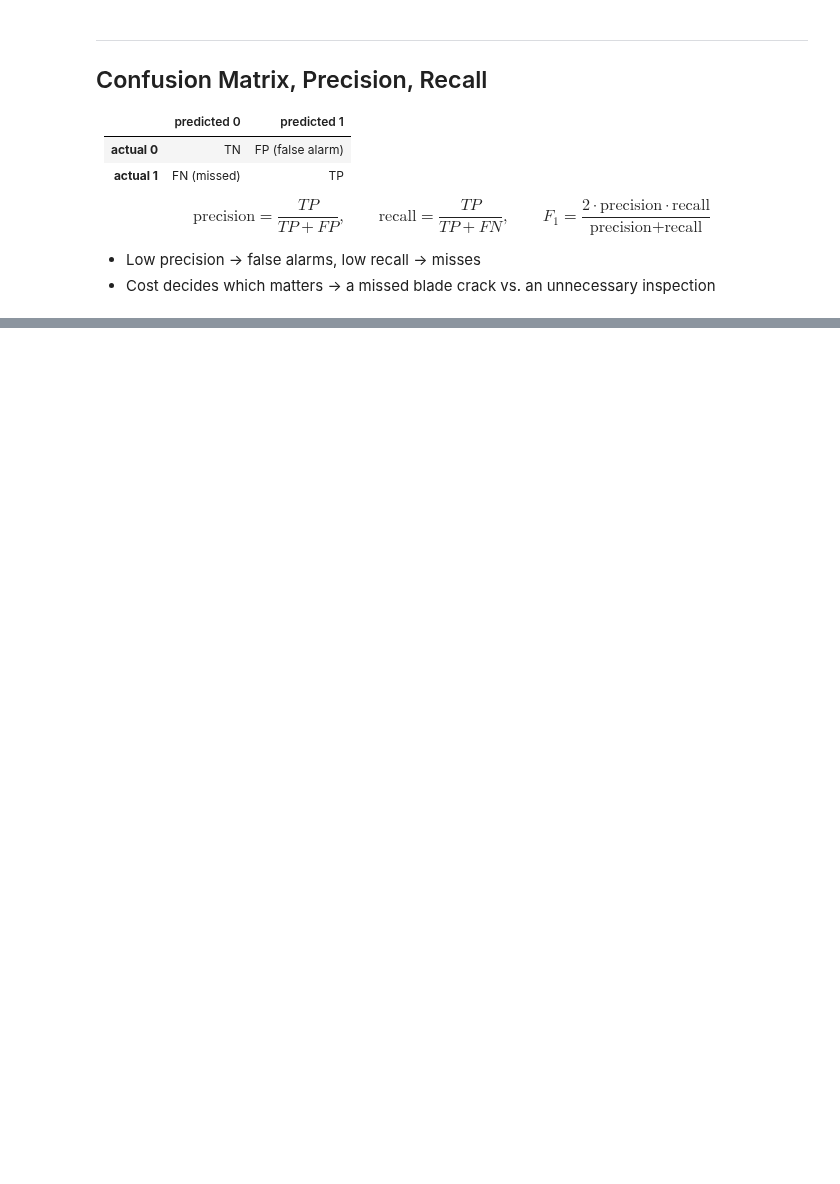
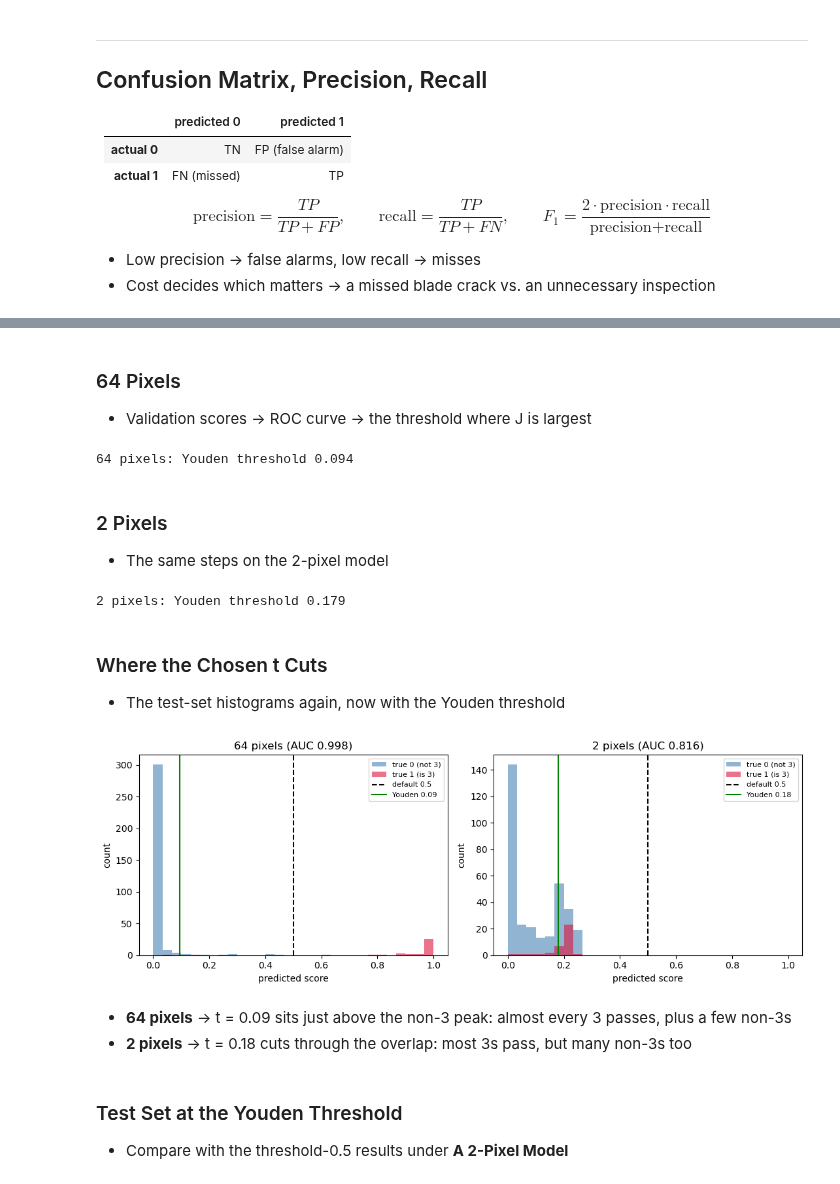
Before and after one commit to jongmoonha/Ajou_ME_AI_Undergraduate, a Jupyter notebook: Practice04_ML_General_Tips.ipynb, the cells around one changed output, grey strips where cells are left out. Drawn from its saved outputs; the diff is of its cells as text; code cells hidden in the pictures; blank space fills up the shorter version.

```diff
--- a/Practice04_ML_General_Tips.ipynb
+++ b/Practice04_ML_General_Tips.ipynb
@@ -512,0 +266,62 @@ display(pd.DataFrame(rows).round(1))
+# %% [markdown]
+### 64 Pixels
+
+- Validation scores → ROC curve → the threshold where J is largest
+# %%
+score_val = model.predict_proba(X_val)[:, 1]
+fpr_val, tpr_val, thresholds_val = roc_curve(y_val, score_val)
+
+youden_j = tpr_val - fpr_val    # J at every threshold
+youden_threshold = thresholds_val[np.argmax(youden_j)]
+print(f'64 pixels: Youden threshold {youden_threshold:.3f}')
+# %% [output]
+64 pixels: Youden threshold 0.094
+# %% [markdown]
+### 2 Pixels
+
+- The same steps on the 2-pixel model
+# %%
+score_val_2px = model_2px.predict_proba(X_val[:, two_pixels])[:, 1]
+fpr_val_2px, tpr_val_2px, thresholds_val_2px = roc_curve(y_val, score_val_2px)
+
+youden_j_2px = tpr_val_2px - fpr_val_2px
+youden_threshold_2px = thresholds_val_2px[np.argmax(youden_j_2px)]
+print(f'2 pixels: Youden threshold {youden_threshold_2px:.3f}')
+# %% [output]
+2 pixels: Youden threshold 0.179
+# %% [markdown]
+### Where the Chosen t Cuts
+
+- The test-set histograms again, now with the Youden threshold
+# %%
+fig, axes = plt.subplots(1, 2, figsize=(11, 4))
+bins = np.linspace(0, 1, 31)
+
+axes[0].hist(score[y_test == 0], bins=bins, alpha=0.6, color='steelblue', label='true 0 (not 3)')
+axes[0].hist(score[y_test == 1], bins=bins, alpha=0.6, color='crimson', label='true 1 (is 3)')
+axes[0].axvline(0.5, color='k', linestyle='--', linewidth=1.5, label='default 0.5')
+axes[0].axvline(youden_threshold, color='green', linestyle='-', linewidth=1.5, label=f'Youden {youden_threshold:.2f}')
+axes[0].set_title(f'64 pixels (AUC {auc:.3f})')
+
+axes[1].hist(score_2px[y_test == 0], bins=bins, alpha=0.6, color='steelblue', label='true 0 (not 3)')
+axes[1].hist(score_2px[y_test == 1], bins=bins, alpha=0.6, color='crimson', label='true 1 (is 3)')
+axes[1].axvline(0.5, color='k', linestyle='--', linewidth=1.5, label='default 0.5')
+axes[1].axvline(youden_threshold_2px, color='green', linestyle='-', linewidth=1.5, label=f'Youden {youden_threshold_2px:.2f}')
+axes[1].set_title(f'2 pixels (AUC {auc_2px:.3f})')
+
+for ax in axes:
+    ax.set_xlabel('predicted score')
+    ax.set_ylabel('count')
+    ax.legend(fontsize=8)
+
+plt.tight_layout()
+plt.show()
+# %% [output]
+[figure, added]
+# %% [markdown]
+- **64 pixels** → t = 0.09 sits just above the non-3 peak: almost every 3 passes, plus a few non-3s
+- **2 pixels** → t = 0.18 cuts through the overlap: most 3s pass, but many non-3s too
+# %% [markdown]
+### Test Set at the Youden Threshold
+
+- Compare with the threshold-0.5 results under **A 2-Pixel Model**
```
Also changed, not shown: parts of 64 cells of this notebook, 1 other file.
